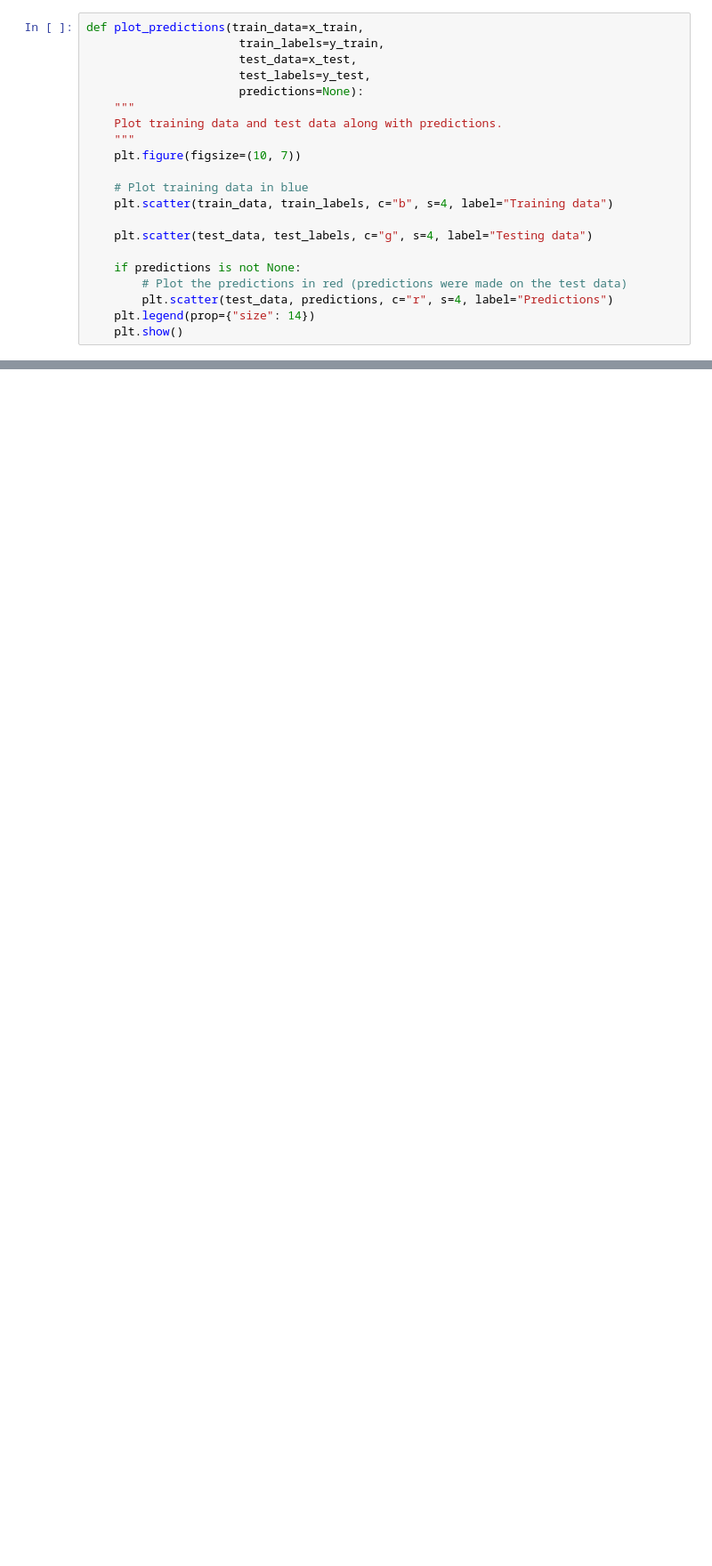
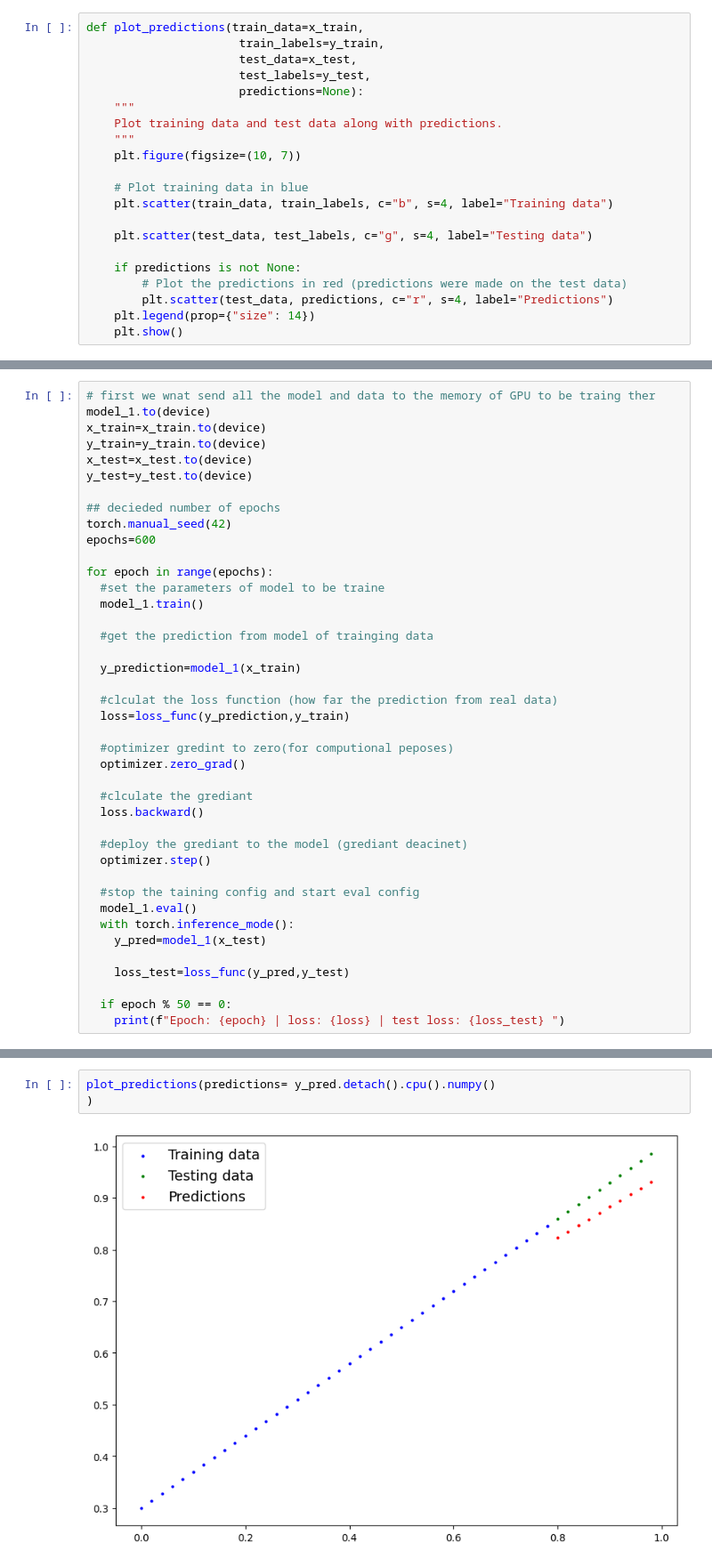
Before and after one commit to MD2001/Pytorch_Bignnier, a Jupyter notebook: 01_pytoirch_WorkFlow_training.ipynb, the cells around one changed output, grey strips where cells are left out. Shown: that part at 89% size. Saved outputs shown, nothing was run; the diff lists cells and outputs as text; blank space fills up the shorter version.

```diff
--- a/01_pytoirch_WorkFlow_training.ipynb
+++ b/01_pytoirch_WorkFlow_training.ipynb
@@ -72,0 +122,41 @@ plot_predictions()
+# %%
+# first we wnat send all the model and data to the memory of GPU to be traing ther
+model_1.to(device)
+x_train=x_train.to(device)
+y_train=y_train.to(device)
+x_test=x_test.to(device)
+y_test=y_test.to(device)
+
+## decieded number of epochs
+torch.manual_seed(42)
+epochs=600
+
+for epoch in range(epochs):
+  #set the parameters of model to be traine
+  model_1.train()
+
+  #get the prediction from model of trainging data
+
+  y_prediction=model_1(x_train)
+
+  #clculat the loss function (how far the prediction from real data)
+  loss=loss_func(y_prediction,y_train)
+
+  #optimizer gredint to zero(for computional peposes)
+  optimizer.zero_grad()
+
+  #clculate the grediant
+  loss.backward()
+
+  #deploy the grediant to the model (grediant deacinet)
+  optimizer.step()
+
+  #stop the taining config and start eval config
+  model_1.eval()
+  with torch.inference_mode():
+    y_pred=model_1(x_test)
+
+    loss_test=loss_func(y_pred,y_test)
+
+  if epoch % 50 == 0:
+    print(f"Epoch: {epoch} | loss: {loss} | test loss: {loss_test} ")
@@ -72,0 +176,5 @@ plot_predictions()
+# %%
+plot_predictions(predictions= y_pred.detach().cpu().numpy()
+)
+# %% [output]
+[figure, added]
```
Also changed, not shown: parts of 9 cells of this notebook.
